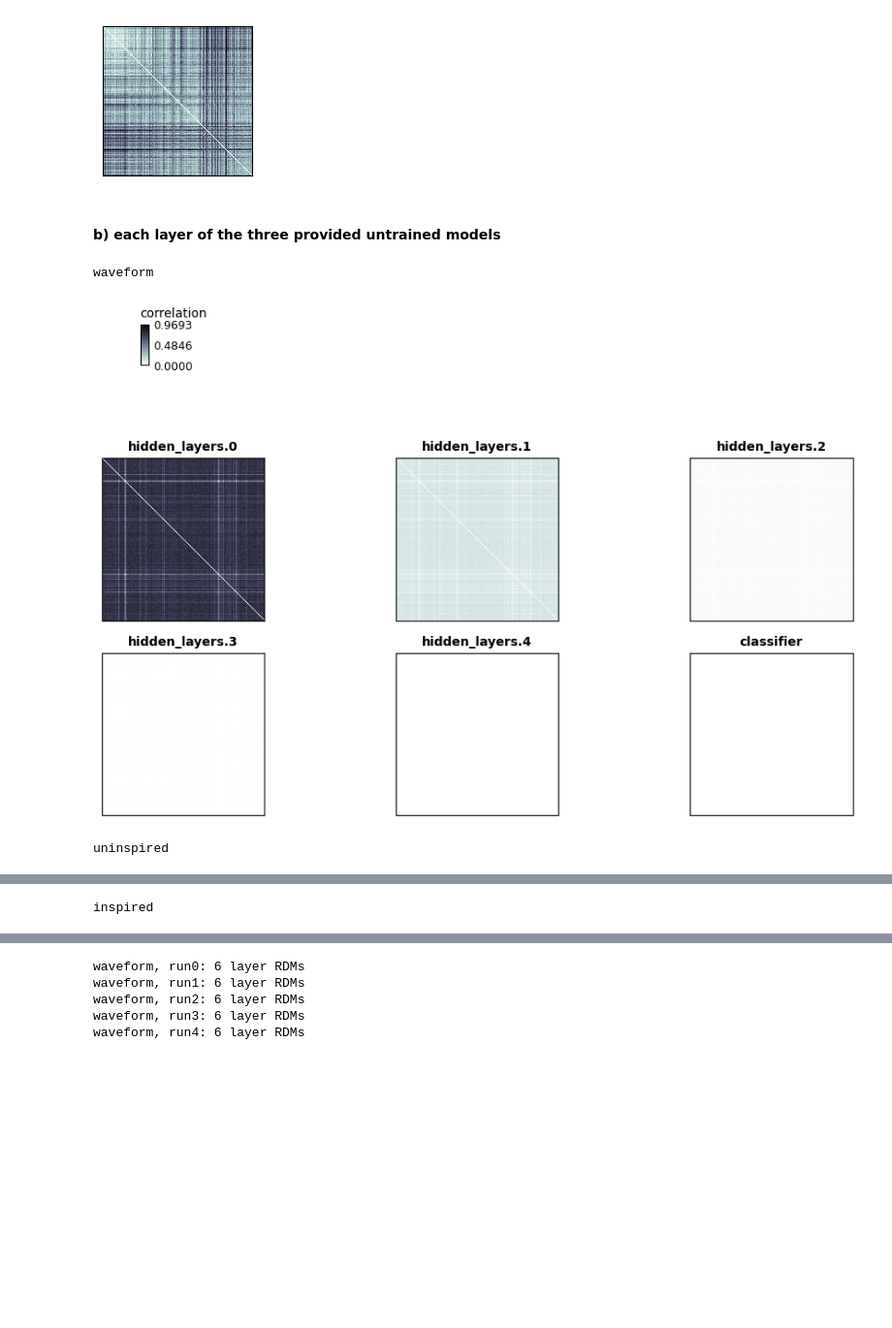
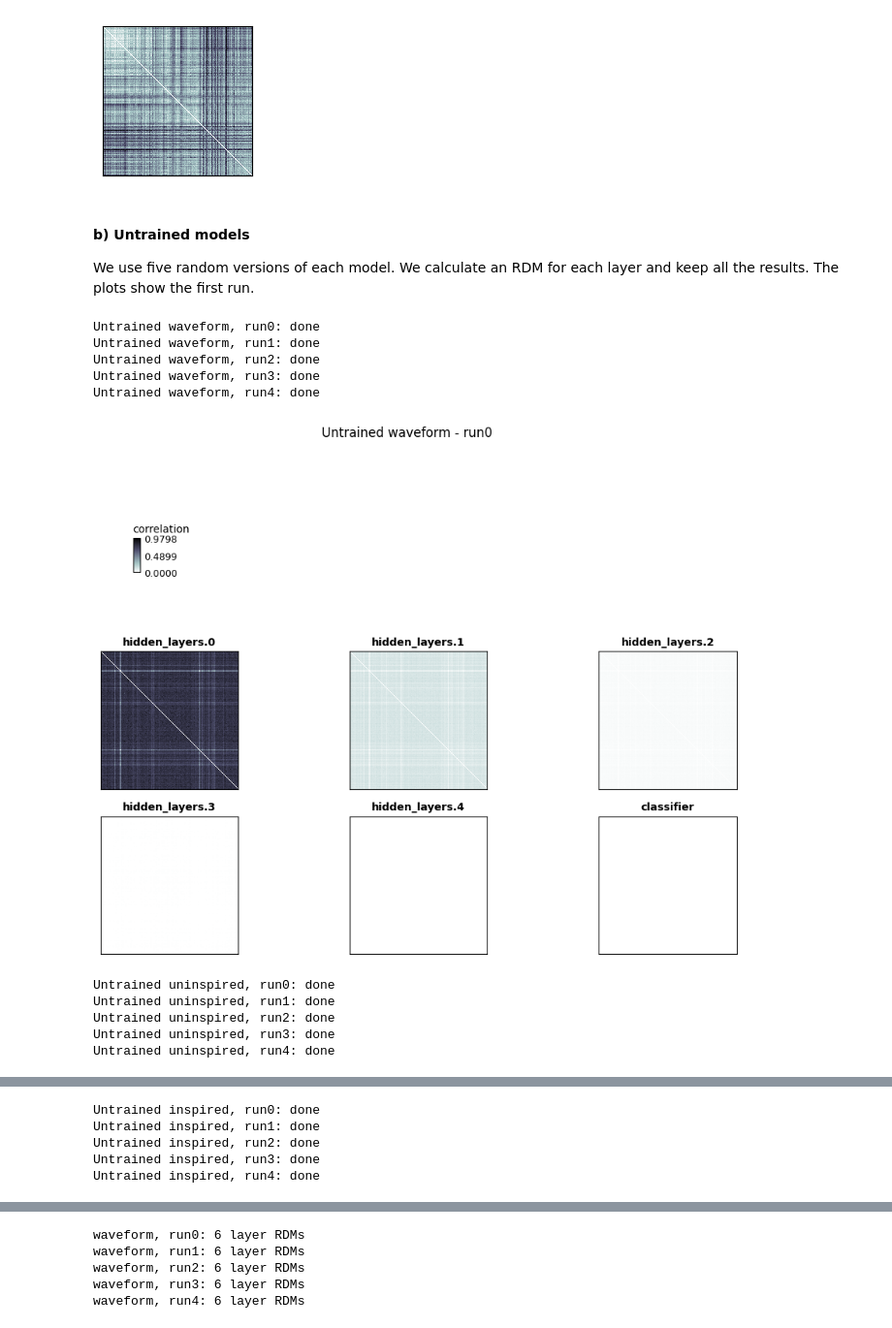
Before and after one commit to Ruczak/MMBS-Group12, a Jupyter notebook: Assignment4/assignment/main.ipynb, the cells around one changed output, grey strips where cells are left out. Shown at 97% size. Saved outputs shown, nothing was run; the diff lists cells and outputs as text; code cells hidden in the pictures; blank space fills up the shorter version.

```diff
--- a/Assignment4/assignment/main.ipynb
+++ b/Assignment4/assignment/main.ipynb
@@ -59,40 +58,48 @@ show_rdm(rdm_stg)
 # %% [output]
 [figure]
 # %% [markdown]
-#### b) each layer of the three provided untrained models
+#### b) Untrained models
+
+We use five random versions of each model. We calculate an RDM for each layer and keep all the results. The plots show the first run.
 # %%
+import torch
+
+# Save all three models and all five random initializations.
+# These are new random models, not the original starting weights of the trained runs.
+untrained_rdms = {}
+loader = DataLoader(dataset, batch_size=16, shuffle=False)
+
 for model_name, ModelClass in MODEL_CLASSES.items():
-    print(model_name)
+    untrained_rdms[model_name] = {}
+    for seed in range(5):
+        torch.manual_seed(seed)
+        model = ModelClass(num_classes=50)
+        activations = extract_activations(loader, model)
+        untrained_rdms[model_name][f'run{seed}'] = {
+            layer_name: calculate_rdm(layer_act)
+            for layer_name, layer_act in activations.items()
+        }
+        print(f'Untrained {model_name}, run{seed}: done')
+        del activations, model
 
-    model = ModelClass(num_classes=50)
-
-    loader = DataLoader(dataset, batch_size=16, shuffle=False)
-
-    activations = extract_activations(loader, model)
-
-    untrained_rdms = {}
-
-    for layer_name, layer_act in activations.items():
-        untrained_rdms[layer_name] = calculate_rdm(layer_act)
-
-    layer_names = list(untrained_rdms)
-
-    all_rdms = rsa.rdm.concat(
-        *(untrained_rdms[name] for name in layer_names)
+    layer_rdms = untrained_rdms[model_name]['run0']
+    all_rdms = rsa.rdm.concat(*layer_rdms.values())
+    all_rdms.rdm_descriptors['layer'] = list(layer_rdms)
+    fig, axes, handles = rsa.vis.show_rdm(
+        all_rdms, rdm_descriptor='layer', n_column=3,
+        show_colorbar='figure', figsize=(12, 8),
     )
-
-    all_rdms.rdm_descriptors["layer"] = layer_names
-
-    fig, axes, handles = rsa.vis.show_rdm(
-        all_rdms,
-        rdm_descriptor="layer",
-        n_column=3,
-        show_colorbar="figure",  # shared scale across panels
-        figsize=(12, 8),
-    )
-
+    fig.suptitle(f'Untrained {model_name} - run0')
     plt.show()
 # %% [output]
-waveform
+Untrained waveform, run0: done
+Untrained waveform, run1: done
+Untrained waveform, run2: done
+Untrained waveform, run3: done
+Untrained waveform, run4: done
-[figure, old version]
+[figure, new version]
-uninspired
+Untrained uninspired, run0: done
+Untrained uninspired, run1: done
+Untrained uninspired, run2: done
+Untrained uninspired, run3: done
+Untrained uninspired, run4: done
@@ -100 +107,5 @@ uninspired
-inspired
+Untrained inspired, run0: done
+Untrained inspired, run1: done
+Untrained inspired, run2: done
+Untrained inspired, run3: done
+Untrained inspired, run4: done
```
Also changed, not shown: parts of 21 cells of this notebook, 2 other files.
